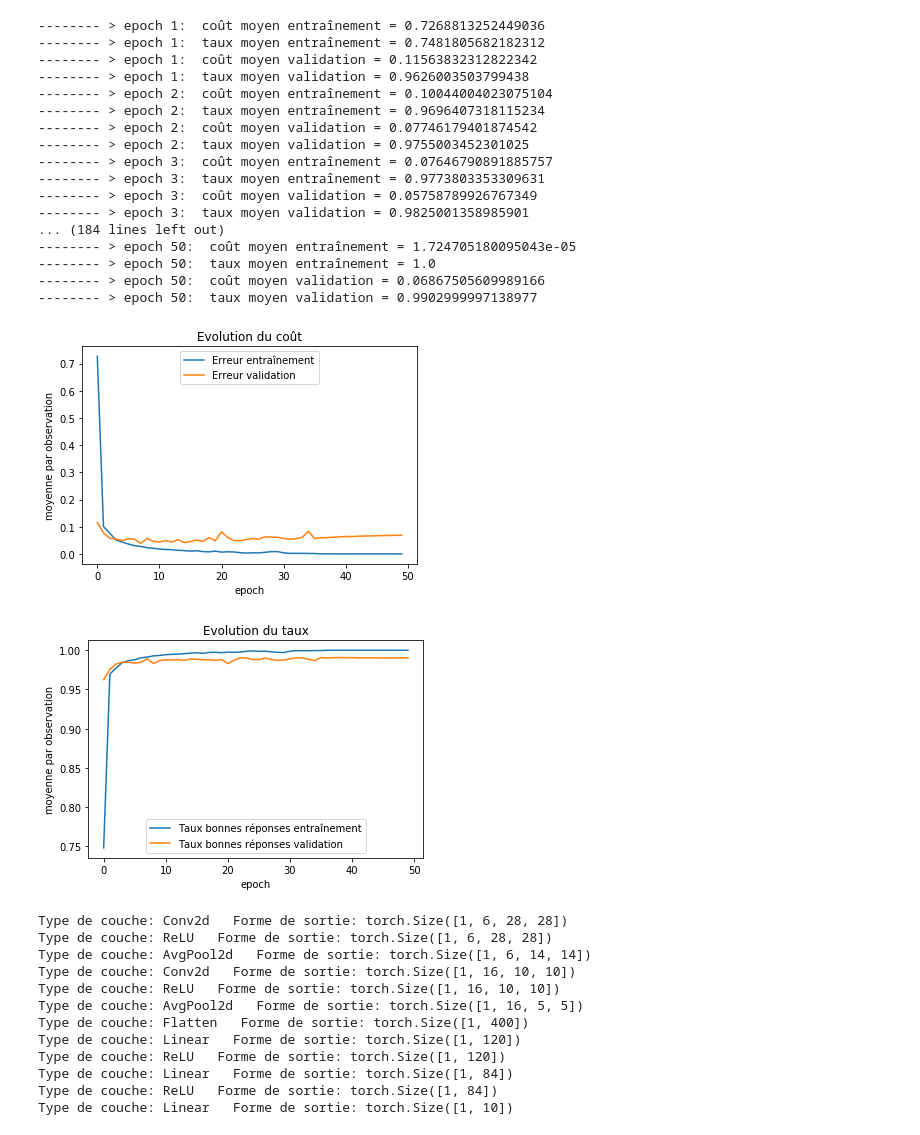
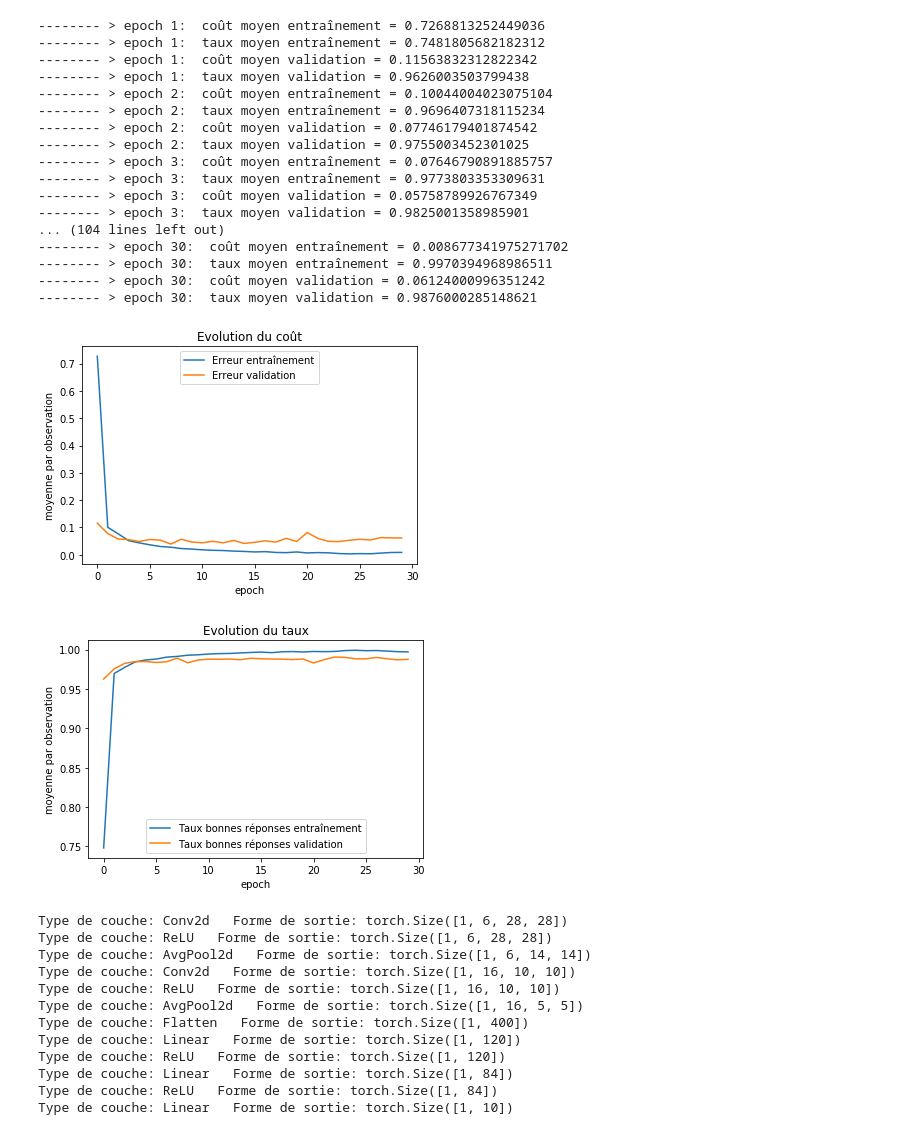
Before and after one commit to RobertGodin/CodePython, a Jupyter notebook: Notebooks/PyTorchMNISTLeNetReLU.ipynb, the cells around one changed output. Saved outputs shown, nothing was run; the diff lists cells and outputs as text; code cells hidden in the pictures.

```diff
--- a/Notebooks/PyTorchMNISTLeNetReLU.ipynb
+++ b/Notebooks/PyTorchMNISTLeNetReLU.ipynb
@@ -93,41 +93,41 @@ def entrainer(modele, dl_ent, dl_valid, optimiseur, nb_epochs=10):
     import matplotlib.pyplot as plt
     plt.plot(np.arange(0,nb_epochs),liste_cout_moyen_ent,label='Erreur entraînement')
     plt.plot(np.arange(0,nb_epochs),liste_cout_moyen_valid,label='Erreur validation')
     plt.title("Evolution du coût")
     plt.xlabel('epoch')
     plt.ylabel('moyenne par observation')
     plt.legend(loc='upper center')
     plt.show()
 
     plt.plot(np.arange(0,nb_epochs),liste_taux_moyen_ent,label='Taux bonnes réponses entraînement')
     plt.plot(np.arange(0,nb_epochs),liste_taux_moyen_valid,label='Taux bonnes réponses validation')
     plt.title("Evolution du taux")
     plt.xlabel('epoch')
     plt.ylabel('moyenne par observation')
     plt.legend(loc='lower center')
     plt.show()
 
-entrainer(modele, dl_ent, dl_valid, optimiseur, nb_epochs=50)
+entrainer(modele, dl_ent, dl_valid, optimiseur, nb_epochs=30)
 # %% [output]
 -------- > epoch 1:  coût moyen entraînement = 0.7268813252449036
 -------- > epoch 1:  taux moyen entraînement = 0.7481805682182312
 -------- > epoch 1:  coût moyen validation = 0.11563832312822342
 -------- > epoch 1:  taux moyen validation = 0.9626003503799438
 -------- > epoch 2:  coût moyen entraînement = 0.10044004023075104
 -------- > epoch 2:  taux moyen entraînement = 0.9696407318115234
 -------- > epoch 2:  coût moyen validation = 0.07746179401874542
 -------- > epoch 2:  taux moyen validation = 0.9755003452301025
 -------- > epoch 3:  coût moyen entraînement = 0.07646790891885757
 -------- > epoch 3:  taux moyen entraînement = 0.9773803353309631
 -------- > epoch 3:  coût moyen validation = 0.05758789926767349
 -------- > epoch 3:  taux moyen validation = 0.9825001358985901
-... (184 lines left out)
--------- > epoch 50:  coût moyen entraînement = 1.724705180095043e-05
--------- > epoch 50:  taux moyen entraînement = 1.0
--------- > epoch 50:  coût moyen validation = 0.06867505609989166
--------- > epoch 50:  taux moyen validation = 0.9902999997138977
+... (104 lines left out)
+-------- > epoch 30:  coût moyen entraînement = 0.008677341975271702
+-------- > epoch 30:  taux moyen entraînement = 0.9970394968986511
+-------- > epoch 30:  coût moyen validation = 0.06124000996351242
+-------- > epoch 30:  taux moyen validation = 0.9876000285148621
-[figure, old version]
+[figure, new version]
-[figure, old version]
+[figure, new version]
 # %%
 X = torch.randn(size=(1, 1, 28, 28), dtype=torch.float32)
 for une_couche in modele:
```
Also changed, not shown: 5 other files.
